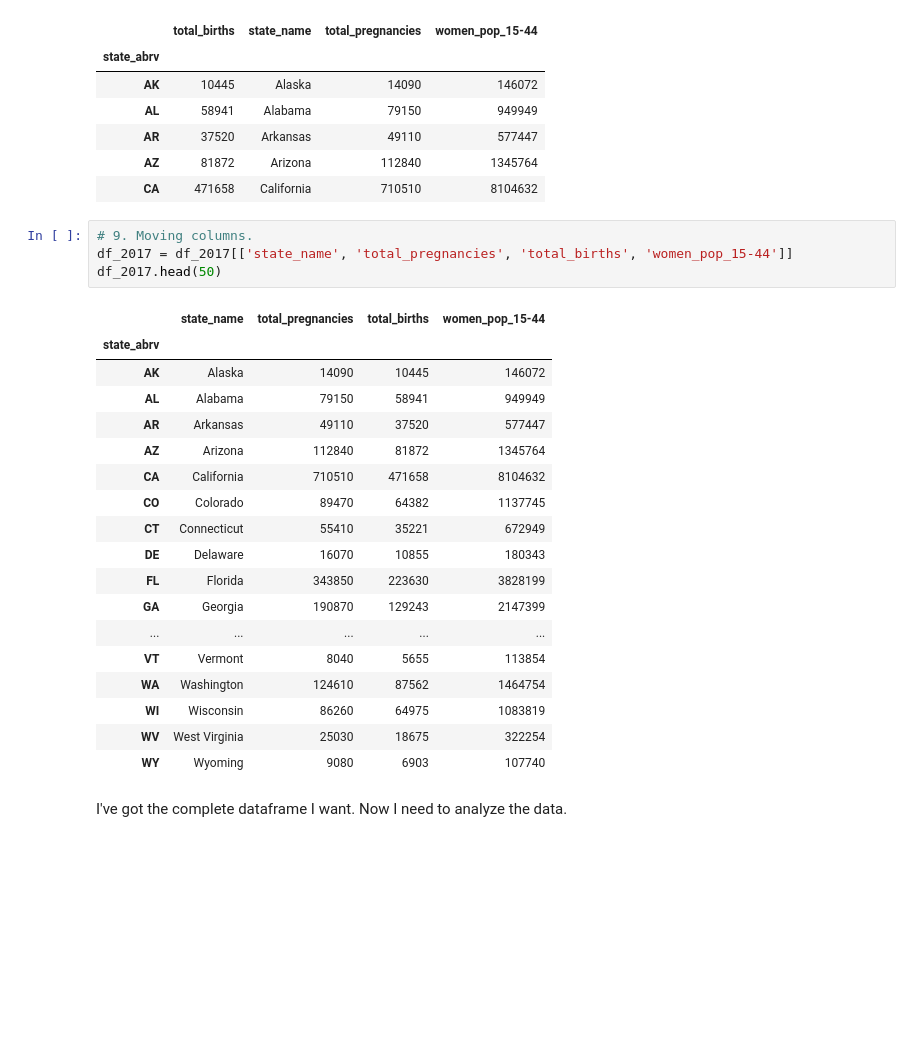
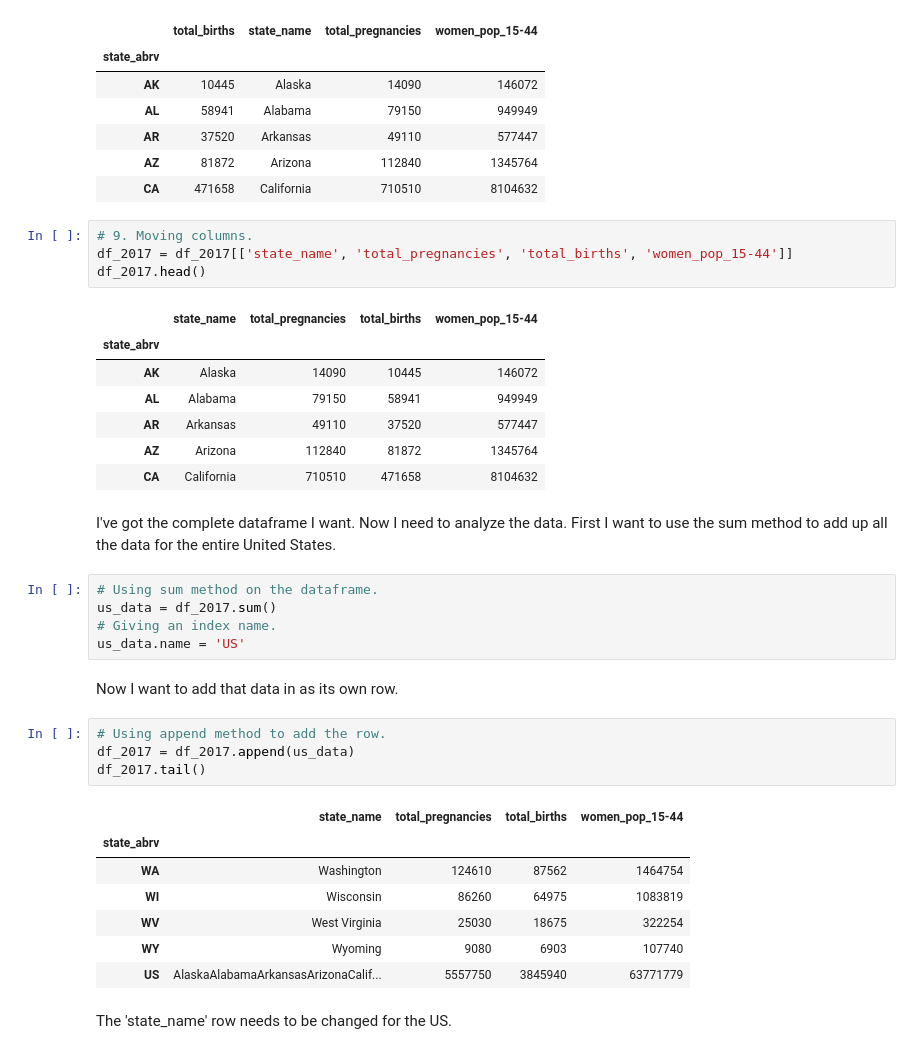
Before and after one commit to HaleyHynes/Pregnancy_US_Population_Data_Project, a Jupyter notebook: pregnancy_project.ipynb, the cells around one changed output. Drawn from its saved outputs; the diff is of its cells as text; blank space fills up the shorter version.

```diff
--- a/pregnancy_project.ipynb
+++ b/pregnancy_project.ipynb
@@ -281,25 +281,35 @@ df_2017.head()
 # %%
 # 9. Moving columns.
 df_2017 = df_2017[['state_name', 'total_pregnancies', 'total_births', 'women_pop_15-44']]
-df_2017.head(50)
+df_2017.head()
 # %% [output]
 |  | state_name | total_pregnancies | total_births | women_pop_15-44 |
 | state_abrv |  |  |  |  |
 | AK | Alaska | 14090 | 10445 | 146072 |
 | AL | Alabama | 79150 | 58941 | 949949 |
 | AR | Arkansas | 49110 | 37520 | 577447 |
 | AZ | Arizona | 112840 | 81872 | 1345764 |
 | CA | California | 710510 | 471658 | 8104632 |
-| CO | Colorado | 89470 | 64382 | 1137745 |
-| CT | Connecticut | 55410 | 35221 | 672949 |
-| DE | Delaware | 16070 | 10855 | 180343 |
-| FL | Florida | 343850 | 223630 | 3828199 |
-| GA | Georgia | 190870 | 129243 | 2147399 |
-| ... | ... | ... | ... | ... |
-| VT | Vermont | 8040 | 5655 | 113854 |
-| WA | Washington | 124610 | 87562 | 1464754 |
-| WI | Wisconsin | 86260 | 64975 | 1083819 |
-| WV | West Virginia | 25030 | 18675 | 322254 |
-| WY | Wyoming | 9080 | 6903 | 107740 |
 # %% [markdown]
-I've got the complete dataframe I want. Now I need to analyze the data.
+I've got the complete dataframe I want. Now I need to analyze the data. First I want to use the sum method to add up all the data for the entire United States.
+# %%
+# Using sum method on the dataframe.
+us_data = df_2017.sum()
+# Giving an index name.
+us_data.name = 'US'
+# %% [markdown]
+Now I want to add that data in as its own row.
+# %%
+# Using append method to add the row.
+df_2017 = df_2017.append(us_data)
+df_2017.tail()
+# %% [output]
+|  | state_name | total_pregnancies | total_births | women_pop_15-44 |
+| state_abrv |  |  |  |  |
+| WA | Washington | 124610 | 87562 | 1464754 |
+| WI | Wisconsin | 86260 | 64975 | 1083819 |
+| WV | West Virginia | 25030 | 18675 | 322254 |
+| WY | Wyoming | 9080 | 6903 | 107740 |
+| US | AlaskaAlabamaArkansasArizonaCalif... | 5557750 | 3845940 | 63771779 |
+# %% [markdown]
+The 'state_name' row needs to be changed for the US.
```
Also changed, not shown: parts of 8 cells of this notebook.
